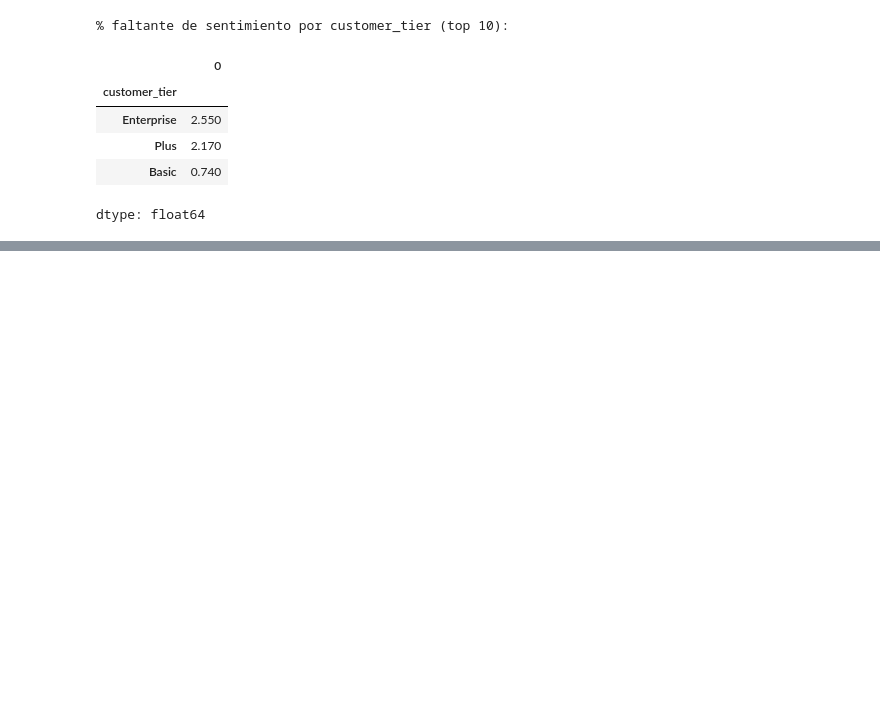
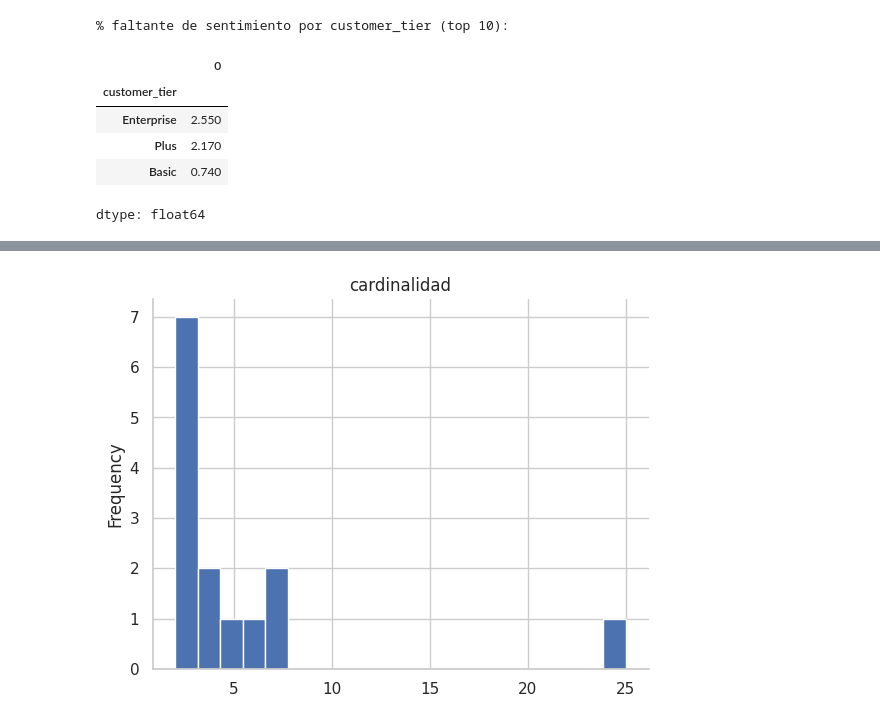
Before and after one commit to mmcuervo/ExamMLcategorias, a Jupyter notebook: 01_eda.ipynb, the cells around one changed output, grey strips where cells are left out. Saved outputs shown, nothing was run; the diff lists cells and outputs as text; code cells hidden in the pictures; blank space fills up the shorter version.

```diff
--- a/01_eda.ipynb
+++ b/01_eda.ipynb
@@ -181,0 +247,18 @@ dtype: float64
+# %%
+# Tabla de contingencia priority x missing_sentiment
+ct = pd.crosstab(dc["priority"], dc["customer_sentiment"].isna() | (dc["customer_sentiment_cat"] == 0))
+
+chi2, p, dof, expected = chi2_contingency(ct)
+n = ct.to_numpy().sum()
+phi2 = chi2 / n
+r, k = ct.shape
+V = np.sqrt(phi2 / min(r-1, k-1))
+
+print("Chi2:", chi2, "| dof:", dof, "| p-value:", p)
+print("Cramér’s V:", V)
+
+# Extras de “practicidad”:
+rate_by_priority = (ct[True] / ct.sum(axis=1)).sort_index()  # % faltante por clase
+print("\n% faltante por priority:")
+print((rate_by_priority*100).round(3))
+print("Diferencia máxima de % entre clases:", (rate_by_priority.max()-rate_by_priority.min())*100, "pp")
@@ -181,0 +390,8 @@ dtype: float64
+# %%
+# === Paso B: Aplicar borrado confirmado ===
+TO_DROP = list(set(cat_to_drop) | set(ids_to_drop))  # de Paso A
+print(f"Columnas a borrar: {len(TO_DROP)}")
+print(TO_DROP[:20])
+
+dc = dc.drop(columns=TO_DROP).copy()
+print("Nuevo shape de dc:", dc.shape)
@@ -181,0 +412,4 @@ dtype: float64
+# %%
+#Se escapó la day_ofweek_num porque no tiene cat
+dc = dc.drop(columns=["day_of_week_num"], errors="ignore")
+dc.head()
@@ -181,0 +490,8 @@ dtype: float64
+# %%
+# @title cardinalidad
+
+from matplotlib import pyplot as plt
+cat_summary['cardinalidad'].plot(kind='hist', bins=20, title='cardinalidad')
+plt.gca().spines[['top', 'right',]].set_visible(False)
+# %% [output]
+[figure, added]
```
Also changed, not shown: parts of 44 cells of this notebook.
